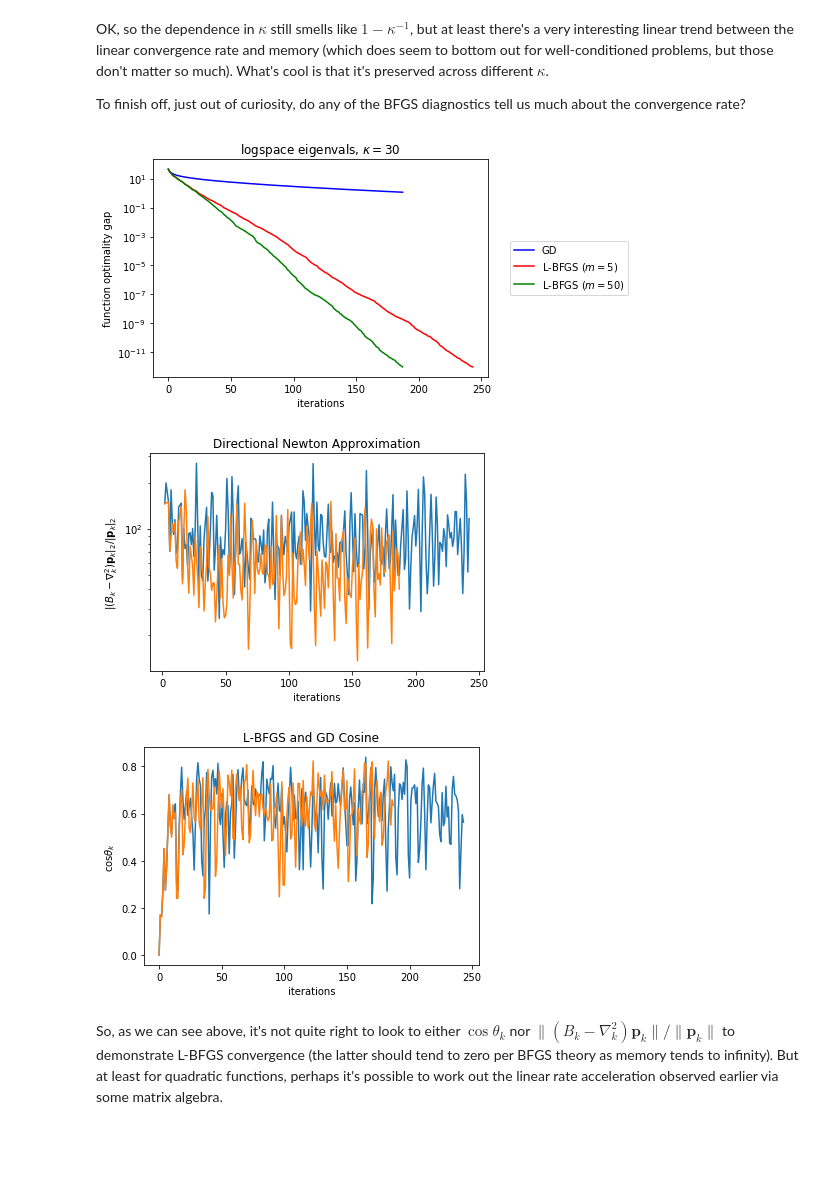
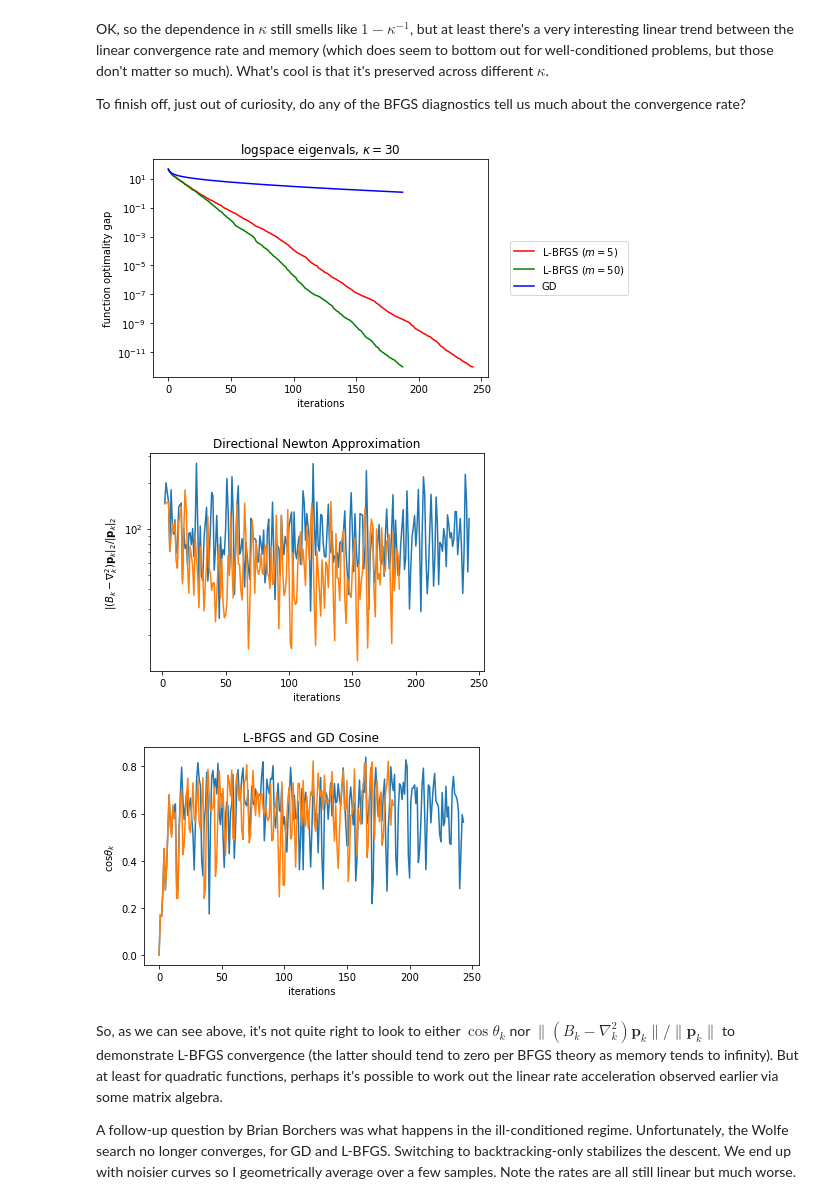
Before and after one commit to vlad17/vlad17.github.io, a Jupyter notebook: assets/2020-11-01-lbfgs-vs-gd.ipynb, the cells around one changed output. Drawn from its saved outputs; the diff is of its cells as text; code cells hidden in the pictures; blank space fills up the shorter version.

```diff
--- a/assets/2020-11-01-lbfgs-vs-gd.ipynb
+++ b/assets/2020-11-01-lbfgs-vs-gd.ipynb
@@ -167,9 +180,10 @@ def lbfgs(s, m, max_iter=1000, tol=1e-12, extras=False):
 # %%
 for kappa, ls in [(10, '-'), (50, '--')]:
     s = np.linspace(1, kappa, d)
-    gds = gd(s)
+    A = (u, s, vt)
+    gds = gd(A)
     memory = 10
-    lbs = lbfgs(s, memory)
+    lbs = lbfgs(A, memory)
     matrix_name = 'linspace eigenvals'
     plt.semilogy(gds, c='b', label=r'GD ($\kappa = {kappa}$)'.format(kappa=kappa), ls=ls)
     plt.semilogy(lbs, c='r', ls=ls,
@@ -192,7 +206,8 @@ The linear rate is effectively the slope that the log plot has at the end. While
 for memory, ls in [(10, '-'), (25, '--'), (50, ':')]:
     for kappa, color in [(10, 'r'), (25, 'b'), (50, 'g')]:
         s = np.linspace(1, kappa, d)
-        lbs = lbfgs(s, memory)
+        A = (u, s, vt)
+        lbs = lbfgs(A, memory)
         plt.semilogy(lbs, c=color, ls=ls,
                      label=r'$\kappa = {kappa}, m = {memory}$'.format(
                         memory=memory, kappa=kappa))
@@ -212,7 +227,8 @@ for memory, ls in [(10, '-'), (25, '--'), (50, ':')]:
         bot, mid, top = d // 3, d // 3, d - 2 * d // 3
         s = [1] * bot + [kappa / 2] * mid + [kappa] * top
         s = np.array(s)
-        lbs = lbfgs(s, memory)
+        A = (u, s, vt)
+        lbs = lbfgs(A, memory)
         plt.semilogy(lbs, c=color, ls=ls,
                      label=r'$\kappa = {kappa}, m = {memory}$'.format(
                         memory=memory, kappa=kappa))
@@ -226,7 +242,8 @@ plt.show()
 for memory, ls in [(10, '-'), (25, '--'), (50, ':')]:
     for kappa, color in [(10, 'r'), (25, 'b'), (50, 'g')]:
         s = np.logspace(0, np.log10(kappa), d)
-        lbs = lbfgs(s, memory)
+        A = (u, s, vt)
+        lbs = lbfgs(A, memory)
         plt.semilogy(lbs, c=color, ls=ls,
                      label=r'$\kappa = {kappa}, m = {memory}$'.format(
                         memory=memory, kappa=kappa))
@@ -252,7 +269,8 @@ for kappa, color in [(10, 'r'), (30, 'b'), (50, 'g')]:
     rates = []
     for m in memory:
         s = np.logspace(0, np.log10(kappa), d)
-        lbs = lbfgs(s, m)
+        A = (u, s, vt)
+        lbs = lbfgs(A, m)
         y = np.log(lbs)
         x = np.arange(len(lbs)) + 1
         slope, *_ = linregress(x, y)
@@ -273,7 +291,8 @@ for memory, color in [(10, 'r'), (15, 'b'), (20, 'g')]:
     rates = []
     for kappa in kappas:
         s = np.logspace(0, np.log10(kappa), d)
-        lbs = lbfgs(s, memory)
+        A = (u, s, vt)
+        lbs = lbfgs(A, memory)
         y = np.log(lbs)
         x = np.arange(len(lbs)) + 1
         slope, *_ = linregress(x, y)
@@ -297,50 +316,53 @@ To finish off, just out of curiosity, do any of the BFGS diagnostics tell us muc
 # %%
 kappa = 30
 s = np.logspace(0, np.log10(kappa), d)
+A = (u, s, vt)
 
 newtons, cosines = [], []
 memories = [5, 50]
 
-gds = gd(s, max_iter=len(lbs))
-plt.semilogy(gds, c='b', label='GD')
 for color, memory in zip(['r', 'g'], memories):
-    lbs, newton, cosine = lbfgs(s, memory, extras=True)
+    lbs, newton, cosine = lbfgs(A, memory, extras=True)
     matrix_name = r'logspace eigenvals, $\kappa = {kappa}$'.format(kappa=kappa)
     plt.semilogy(lbs, c=color,
                  label=r'L-BFGS ($m = {memory}$)'.format(memory=memory))
     newtons.append(newton)
-    secants.append(secant)
     cosines.append(cosine)
+
+gds = gd(A, max_iter=len(lbs))
+plt.semilogy(gds, c='b', label='GD')
 
 plt.legend(bbox_to_anchor=(1.05, 0.5), loc='center left')
 plt.xlabel('iterations')
 plt.ylabel('function optimality gap')
 plt.title(matrix_name)
 plt.show()
 
 
 for newton, memory in zip(newtons, memories):
     newton = np.array(newton)
     index = np.arange(len(newton))
     q = np.percentile(newton, 95)
     plt.semilogy(index[newton < q], newton[newton < q],
                  label=r'$m = {memory}$'.format(memory=memory))
 plt.xlabel('iterations')
 plt.ylabel(r'$\|(B_k -\nabla_k^2)\mathbf{p}_k\|_2/\|\mathbf{p}_k\|_2$')
 plt.title('Directional Newton Approximation')
 plt.show()
 
 for cosine, memory in zip(cosines, memories):
     cosine = np.array(cosine)
     plt.plot(cosine,
                  label=r'$m = {memory}$'.format(memory=memory))
 plt.xlabel('iterations')
 plt.ylabel(r'$\cos \theta_k$')
 plt.title('L-BFGS and GD Cosine')
 plt.show()
 # %% [output]
-[figure, old version]
+[figure, new version]
 [figure]
 [figure]
 # %% [markdown]
 So, as we can see above, it's not quite right to look to either $\cos\theta_k$ nor $\|(B_k-\nabla^2_k)\mathbf{p}_k\|/\|\mathbf{p}_k\|$ to demonstrate L-BFGS convergence (the latter should tend to zero per BFGS theory as memory tends to infinity). But at least for quadratic functions, perhaps it's possible to work out the linear rate acceleration observed earlier via some matrix algebra.
+
+A follow-up question by Brian Borchers was what happens in the ill-conditioned regime. Unfortunately, the Wolfe search no longer converges, for GD and L-BFGS. Switching to backtracking-only stabilizes the descent. We end up with noisier curves so I geometrically average over a few samples. Note the rates are all still linear but much worse.
```
Also changed, not shown: parts of 3 cells of this notebook.
